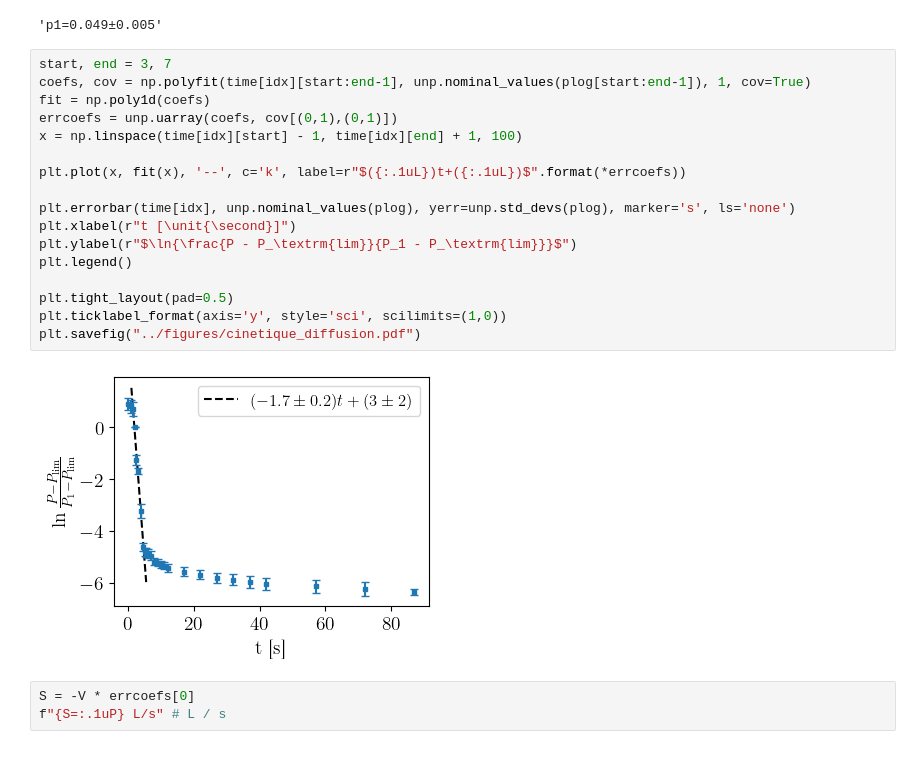
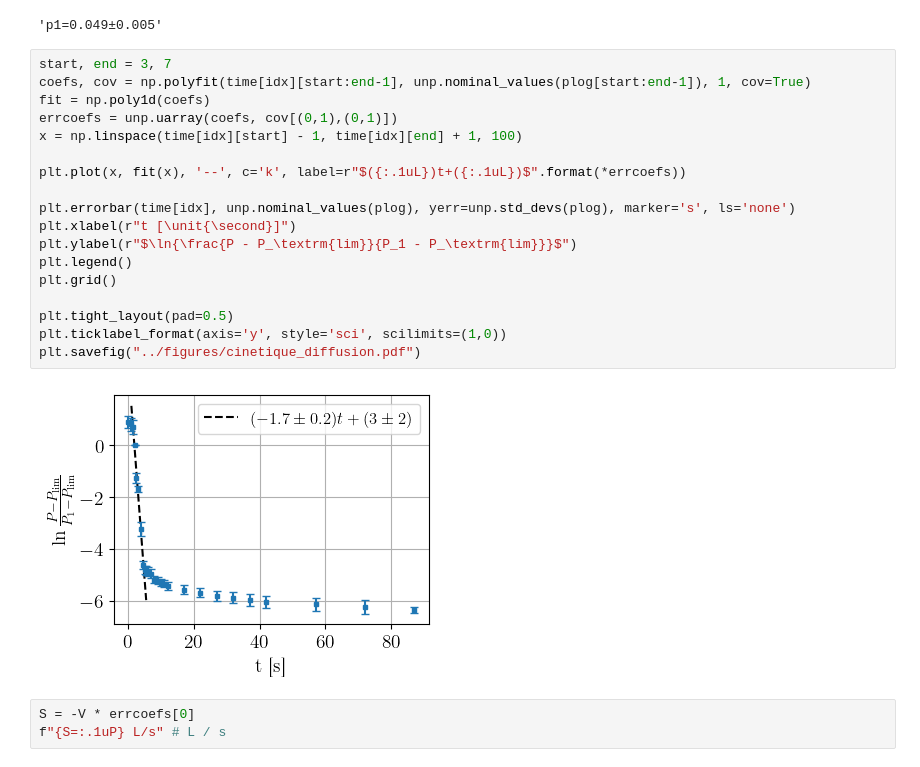
Before and after one commit to TomVdt/TPII-rapports, a Jupyter notebook: 02-K14-point-triple-azote/analyse/exp1.ipynb, the cells around one changed output. Saved outputs shown, nothing was run; the diff lists cells and outputs as text.

```diff
--- a/02-K14-point-triple-azote/analyse/exp1.ipynb
+++ b/02-K14-point-triple-azote/analyse/exp1.ipynb
@@ -72,22 +74,23 @@ f"{p1=:.1uP}"
 # %%
 start, end = 3, 7
 coefs, cov = np.polyfit(time[idx][start:end-1], unp.nominal_values(plog[start:end-1]), 1, cov=True)
 fit = np.poly1d(coefs)
 errcoefs = unp.uarray(coefs, cov[(0,1),(0,1)])
 x = np.linspace(time[idx][start] - 1, time[idx][end] + 1, 100)
 
 plt.plot(x, fit(x), '--', c='k', label=r"$({:.1uL})t+({:.1uL})$".format(*errcoefs))
 
 plt.errorbar(time[idx], unp.nominal_values(plog), yerr=unp.std_devs(plog), marker='s', ls='none')
 plt.xlabel(r"t [\unit{\second}]")
 plt.ylabel(r"$\ln{\frac{P - P_\textrm{lim}}{P_1 - P_\textrm{lim}}}$")
 plt.legend()
+plt.grid()
 
 plt.tight_layout(pad=0.5)
 plt.ticklabel_format(axis='y', style='sci', scilimits=(1,0))
 plt.savefig("../figures/cinetique_diffusion.pdf")
 # %% [output]
-[figure, old version]
+[figure, new version]
 # %%
 S = -V * errcoefs[0]
 f"{S=:.1uP} L/s" # L / s
```
Also changed, not shown: parts of 1 cell of this notebook, 11 other files.
